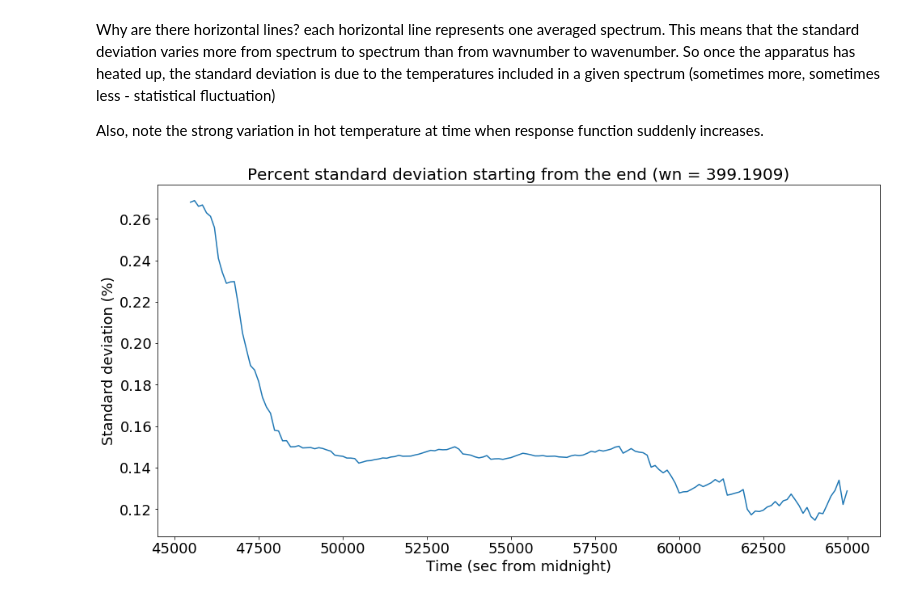
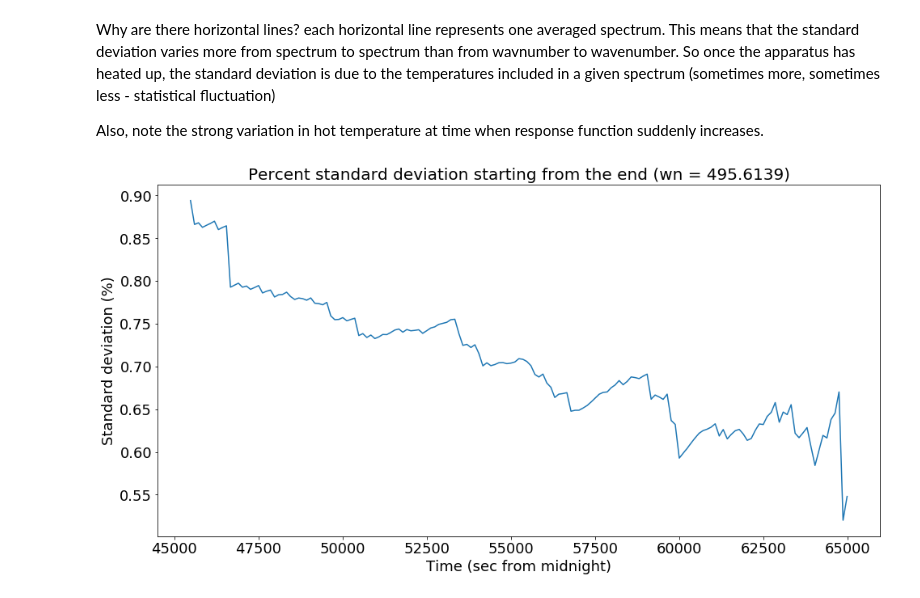
Before and after one commit to micolbedarida/MSci_Project, a Jupyter notebook: data_analysis.ipynb, the cells around one changed output. Cells and saved outputs as stored; diff of their text form; code cells hidden in the pictures.

```diff
--- a/data_analysis.ipynb
+++ b/data_analysis.ipynb
@@ -740,7 +740,8 @@ Also, note the strong variation in hot temperature at time when response functio
 
 def resp_from_end(wn): #there are two responses per wn
     wavenumber = wavenums[(wn-386)*2]
-    wn_responses = [all_resp_functions[i][wn*2] for i in range(len(all_resp_functions))]
+    wn_responses = [all_resp_functions[i][(wn-386)*2] for i in range(len(all_resp_functions))]
+    # [(wn-386)*2] was [wn*2], but I think now it's correct. Unfortunately the graphs aren't as nice as before :(
 
     #start taking the last 10 values and expand
     stds_from_back = [np.std(wn_responses[-10-i:-1]) for i in range(0, len(wn_responses)-10)]
@@ -749,16 +750,16 @@ def resp_from_end(wn): #there are two responses per wn
 
     return(stds_from_back, avgs_from_back, fractional_stds_from_back, wavenumber)
 # %%
-stds_from_back, avgs_from_back, fractional_stds_from_back, wavenumber = resp_from_end(400)
+stds_from_back, avgs_from_back, fractional_stds_from_back, wavenumber = resp_from_end(500)
 fig = plt.figure(figsize=(16, 8))
 plt.plot(spectra_times_4[1:-22:2], fractional_stds_from_back[::-1])
 plt.title('Percent standard deviation starting from the end (wn = {})'.format(wavenumber), fontsize=20)
 plt.xlabel('Time (sec from midnight)', fontsize=18)
 plt.ylabel('Standard deviation (%)', fontsize=18)
 plt.legend()
 plt.tick_params(labelsize=18, labelcolor='black')
 fig.savefig('Graphs/Percentage_rep_function_std_from_end.png', dpi=600)
 plt.show()
 # %% [output]
-[figure, old version]
+[figure, new version]
 # %%
```
Also changed, not shown: parts of 4 cells of this notebook, 2 other files.
